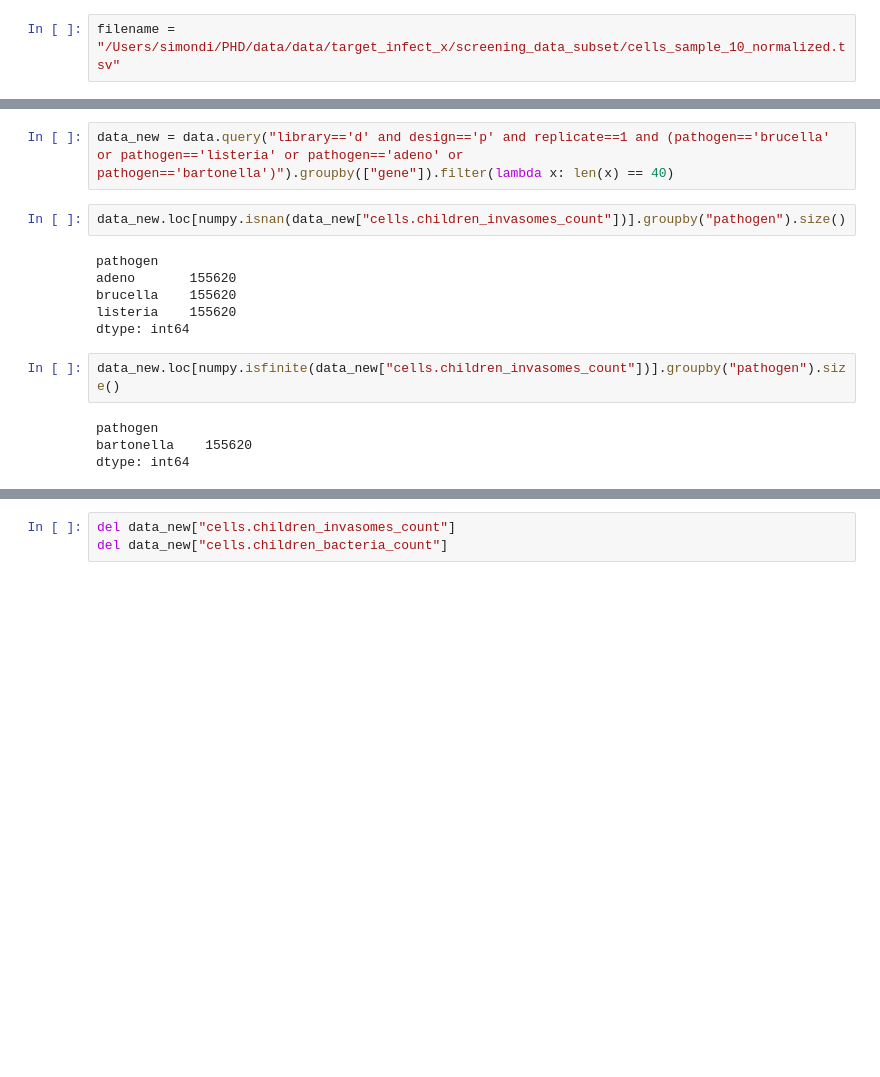
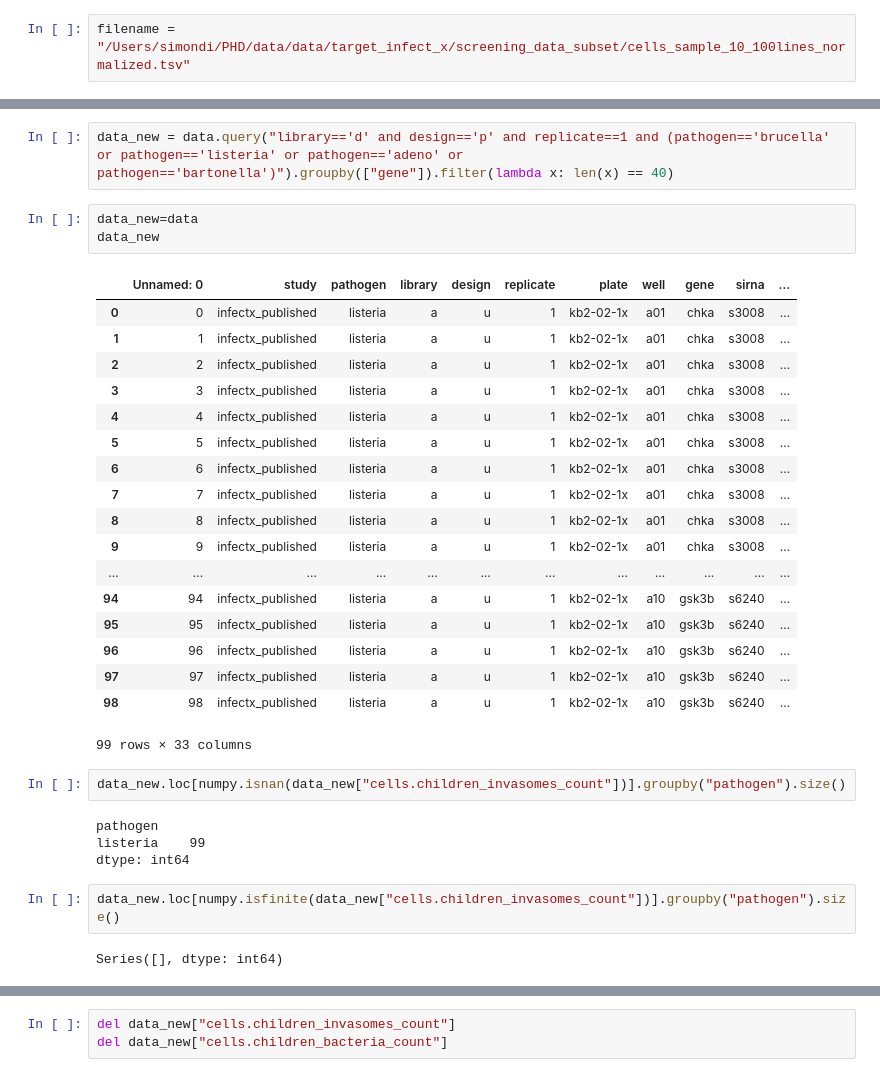
Before and after one commit to cbg-ethz/pybda, a Jupyter notebook: tix_analysis/tix_notebooks/tix_analyse_pandas.ipynb, the cells around one changed output, grey strips where cells are left out. Cells and saved outputs as stored; diff of their text form; blank space fills up the shorter version.

```diff
--- a/tix_analysis/tix_notebooks/tix_analyse_pandas.ipynb
+++ b/tix_analysis/tix_notebooks/tix_analyse_pandas.ipynb
@@ -8,7 +8,7 @@ from sklearn.manifold import TSNE
 
 import matplotlib
 # %%
-filename = "/Users/simondi/PHD/data/data/target_infect_x/screening_data_subset/cells_sample_10_normalized.tsv"
+filename = "/Users/simondi/PHD/data/data/target_infect_x/screening_data_subset/cells_sample_10_100lines_normalized.tsv"
 # %%
 data = pandas.read_csv(filename, sep="\t", header=0)
 # %%
@@ -23,17 +23,35 @@ grop_cnt = data.query("design=='p' and library=='d' and replicate==1 and study==
 #data.query("design=='p' and library=='d' and replicate==1 and study=='infectx'").groupby("gene").filter(lambda x: len(x) >= 40).groupby("gene").size()
 # %%
 data_new = data.query("library=='d' and design=='p' and replicate==1 and (pathogen=='brucella' or pathogen=='listeria' or pathogen=='adeno' or pathogen=='bartonella')").groupby(["gene"]).filter(lambda x: len(x) == 40)
+# %%
+data_new=data
+data_new
+# %% [output]
+|  | Unnamed: 0 | study | pathogen | library | design | replicate | plate | well | gene | sirna | ... |
+| 0 | 0 | infectx_published | listeria | a | u | 1 | kb2-02-1x | a01 | chka | s3008 | ... |
+| 1 | 1 | infectx_published | listeria | a | u | 1 | kb2-02-1x | a01 | chka | s3008 | ... |
+| 2 | 2 | infectx_published | listeria | a | u | 1 | kb2-02-1x | a01 | chka | s3008 | ... |
+| 3 | 3 | infectx_published | listeria | a | u | 1 | kb2-02-1x | a01 | chka | s3008 | ... |
+| 4 | 4 | infectx_published | listeria | a | u | 1 | kb2-02-1x | a01 | chka | s3008 | ... |
+| 5 | 5 | infectx_published | listeria | a | u | 1 | kb2-02-1x | a01 | chka | s3008 | ... |
+| 6 | 6 | infectx_published | listeria | a | u | 1 | kb2-02-1x | a01 | chka | s3008 | ... |
+| 7 | 7 | infectx_published | listeria | a | u | 1 | kb2-02-1x | a01 | chka | s3008 | ... |
+| 8 | 8 | infectx_published | listeria | a | u | 1 | kb2-02-1x | a01 | chka | s3008 | ... |
+| 9 | 9 | infectx_published | listeria | a | u | 1 | kb2-02-1x | a01 | chka | s3008 | ... |
+| ... | ... | ... | ... | ... | ... | ... | ... | ... | ... | ... | ... |
+| 94 | 94 | infectx_published | listeria | a | u | 1 | kb2-02-1x | a10 | gsk3b | s6240 | ... |
+| 95 | 95 | infectx_published | listeria | a | u | 1 | kb2-02-1x | a10 | gsk3b | s6240 | ... |
+| 96 | 96 | infectx_published | listeria | a | u | 1 | kb2-02-1x | a10 | gsk3b | s6240 | ... |
+| 97 | 97 | infectx_published | listeria | a | u | 1 | kb2-02-1x | a10 | gsk3b | s6240 | ... |
+| 98 | 98 | infectx_published | listeria | a | u | 1 | kb2-02-1x | a10 | gsk3b | s6240 | ... |
+99 rows × 33 columns
 # %%
 data_new.loc[numpy.isnan(data_new["cells.children_invasomes_count"])].groupby("pathogen").size()
 # %% [output]
 pathogen
-adeno       155620
-brucella    155620
-listeria    155620
+listeria    99
 dtype: int64
 # %%
 data_new.loc[numpy.isfinite(data_new["cells.children_invasomes_count"])].groupby("pathogen").size()
 # %% [output]
-pathogen
-bartonella    155620
-dtype: int64
+Series([], dtype: int64)
```
Also changed, not shown: parts of 10 cells of this notebook, 1 other file.
